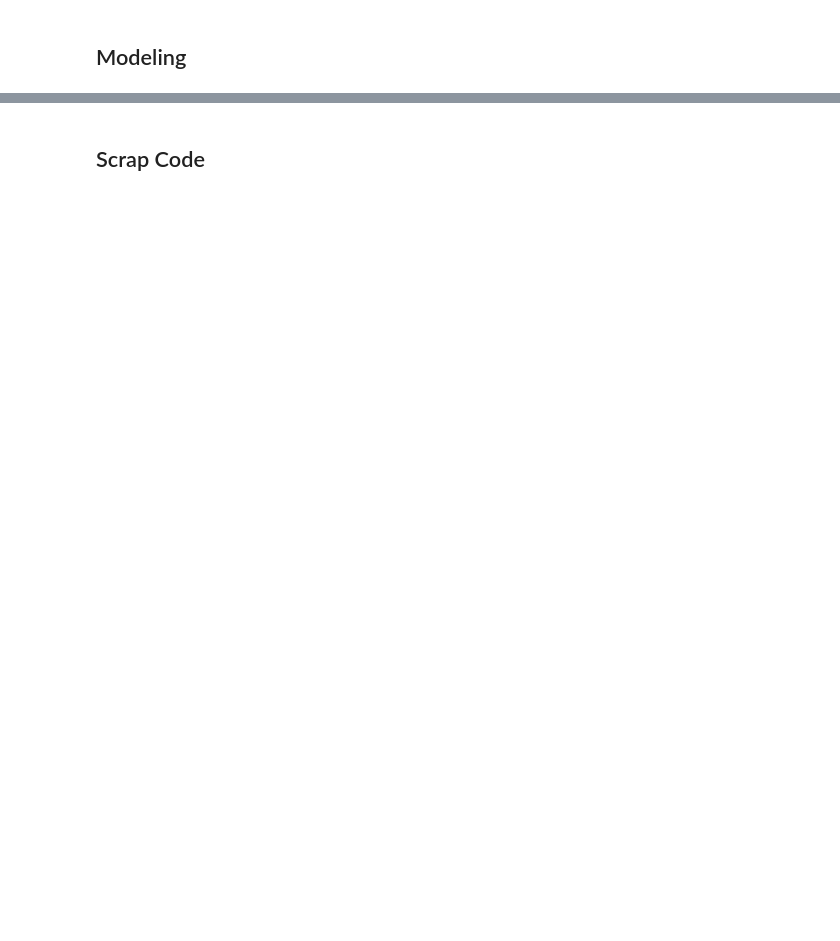
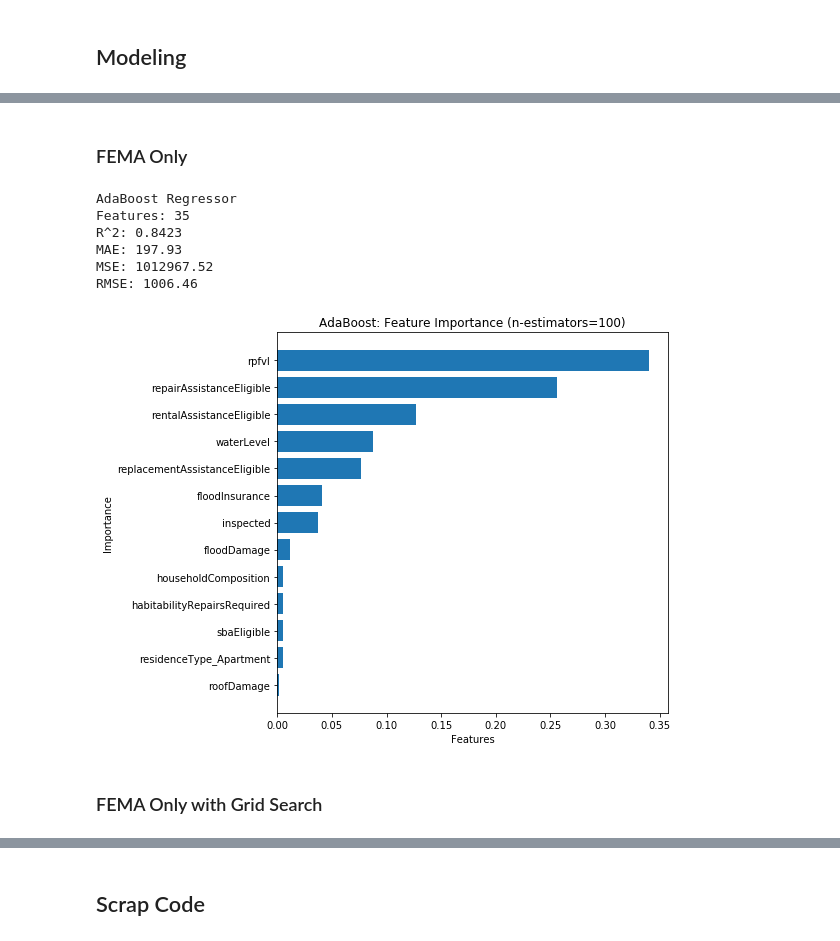
Before and after one commit to sonaliserro/w210-bluetarp, a Jupyter notebook: modeling/PCA-with-modeling.ipynb, the cells around one changed output, grey strips where cells are left out. Cells and saved outputs as stored; diff of their text form; code cells hidden in the pictures; blank space fills up the shorter version.

Commit message:
AdaBoost modeling added

```diff
--- a/modeling/PCA-with-modeling.ipynb
+++ b/modeling/PCA-with-modeling.ipynb
@@ -462,0 +426,57 @@ Name: 0, dtype: float64
+# %% [markdown]
+### FEMA Only
+# %%
+def transform_fema(data):
+    '''Specified transforms are applied to the data in advance
+    of the modeling stage, feature engineering and/or scaling,
+    Accepts input of dataframe, outputs transformed dataframe.'''
+
+    # Define columns
+    cols = ['householdComposition', 'specialNeeds', 'homeOwnersInsurance', 'floodInsurance', 'inspected',
+            'rpfvl', 'habitabilityRepairsRequired', 'destroyed', 'waterLevel', 'floodDamage',
+            'foundationDamage', 'roofDamage', 'tsaEligible', 'rentalAssistanceEligible', 'repairAssistanceEligible',
+            'replacementAssistanceEligible', 'sbaEligible', 'primaryResidence', 'haAmount', 'ownRent_Owner',
+            'ownRent_Renter', 'ownRent_Unknown', 'residenceType_Apartment', 'residenceType_Assisted Living Facility',
+            'residenceType_Boat', 'residenceType_College Dorm', 'residenceType_Condo',
+            'residenceType_Correctional Facility', 'residenceType_House/Duplex', 'residenceType_Military Housing',
+            'residenceType_Mobile Home', 'residenceType_Other', 'residenceType_Townhouse',
+            'residenceType_Travel Trailer' ,'residenceType_Unknown']
+
+    # Select columns
+    data = data.loc[:, cols]
+
+    return(data)
+# %%
+# Transform
+df_fema = transform_fema(df)
+
+# AdaBoost with basic demographics
+ada = adaboost_regressor(df_fema)
+# %% [output]
+AdaBoost Regressor
+Features: 35
+R^2: 0.8423
+MAE: 197.93
+MSE: 1012967.52
+RMSE: 1006.46
+# %%
+def plot_importance(model, data):
+
+    # Feature importance
+    df_trim = df_fema.loc[:, df_fema.columns != 'haAmount']
+    importance = pd.DataFrame({'feature': df_trim.columns, 'importance': ada.feature_importances_})
+    importance.sort_values(by='importance', ascending=True, inplace=True)
+    trimmed_features = importance.loc[importance['importance'] > 0.001]
+
+    # Plot feature importance
+    fig, ax = plt.subplots(figsize = (7,7))
+    ax.barh(trimmed_features['feature'], trimmed_features['importance'])
+    ax.set_title('AdaBoost: Feature Importance (n-estimators={})'.format(ada.get_params()['n_estimators']))
+    ax.set_ylabel('Importance')
+    ax.set_xlabel('Features')
+
+plot_importance(model=ada, data=df_fema)
+# %% [output]
+[figure, added]
+# %% [markdown]
+### FEMA Only with Grid Search
```
Also changed, not shown: parts of 19 cells of this notebook.
